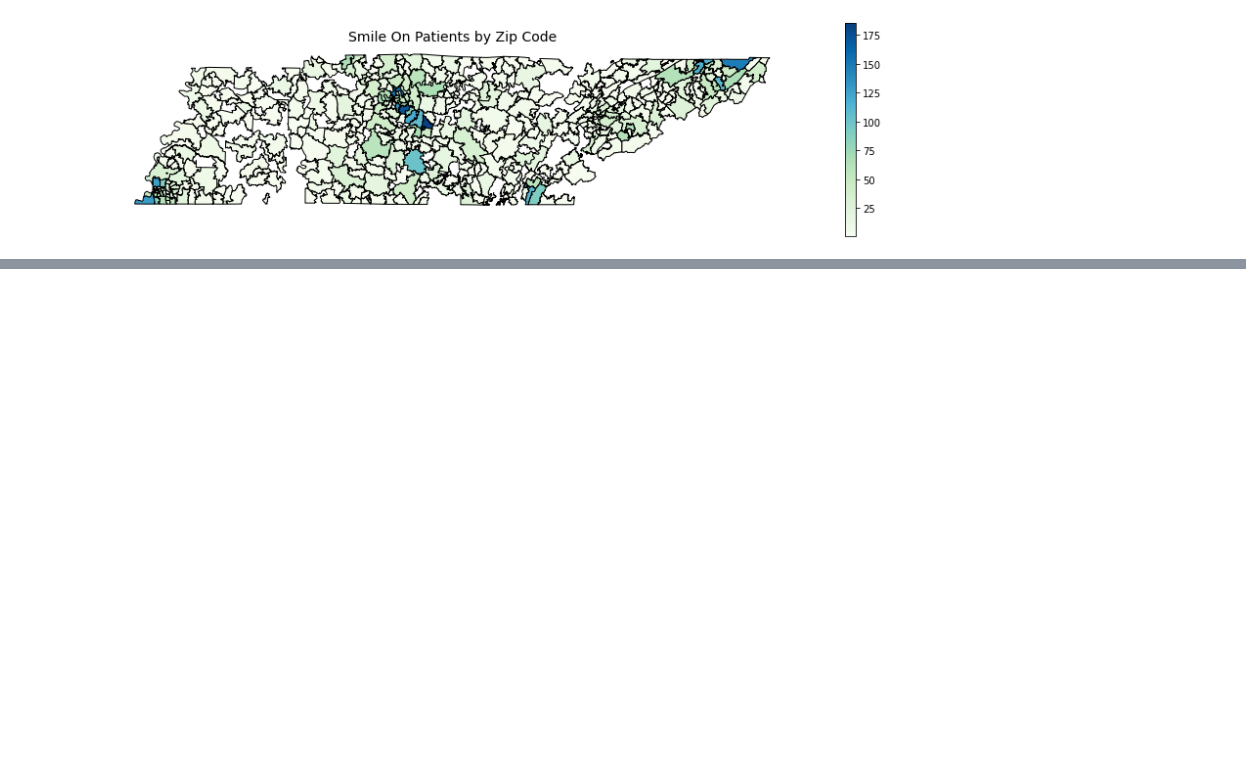
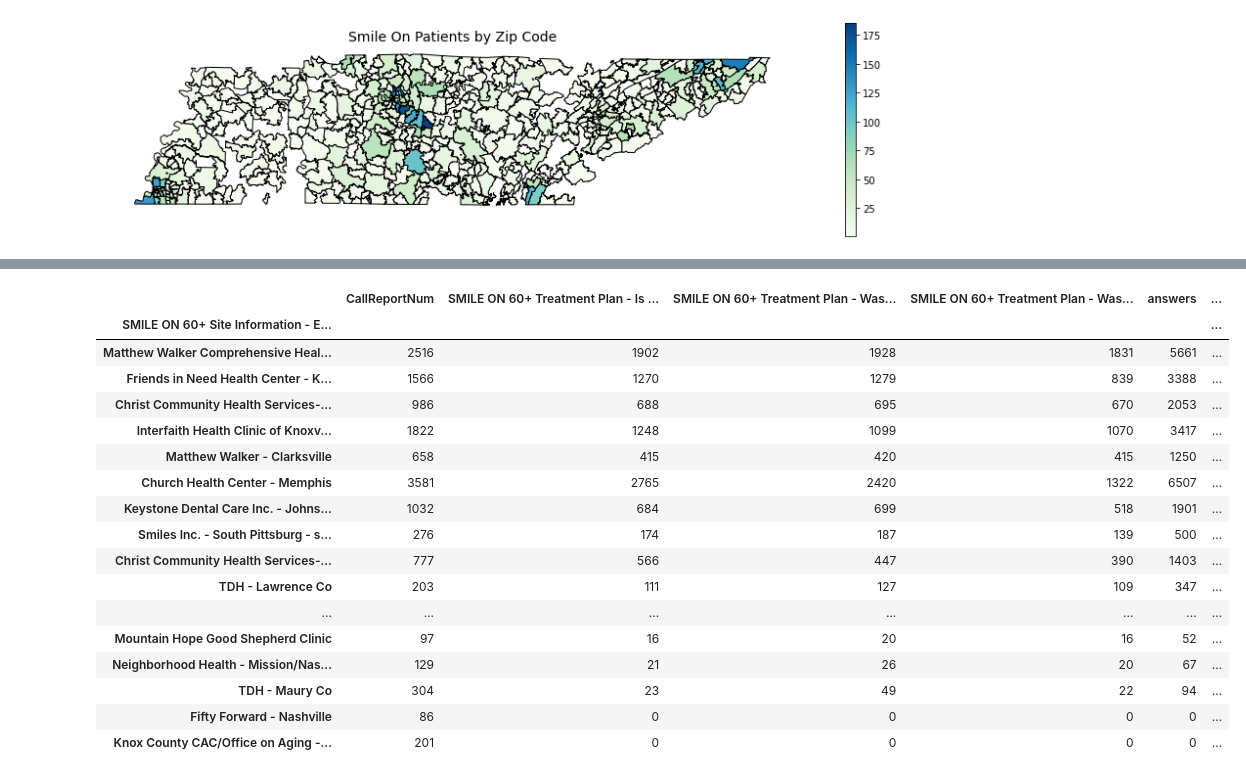
Before and after one commit to bsfcs/smile-on-black_panther, a Jupyter notebook: SmileOnAnalysis.ipynb, the cells around one changed output, grey strips where cells are left out. Cells and saved outputs as stored; diff of their text form; code cells hidden in the pictures; blank space fills up the shorter version.

Commit message:
Clinic Answer Completion Rate csv created

```diff
--- a/SmileOnAnalysis.ipynb
+++ b/SmileOnAnalysis.ipynb
@@ -330,0 +547,4 @@ ax.axis('off');
+# %%
+clinic_counts = pd.merge(left = clinic_counts, right = q_three_counts,
+                    on = 'SMILE ON 60+ Site Information - Enroller ID')
+clinic_counts.head()
@@ -330,0 +559,4 @@ ax.axis('off');
+# %%
+clinic_counts['answers'] = clinic_counts['SMILE ON 60+ Treatment Plan - Is the treatment plan completed?'] + clinic_counts['SMILE ON 60+ Treatment Plan - Was a treatment plan developed?'] + clinic_counts['SMILE ON 60+ Treatment Plan - Was the enrollee able to be restored to function (can chew) and "social six" esthetics (top front six teeth are present and disease free)']
+
+clinic_counts.head()
@@ -330,0 +571,3 @@ ax.axis('off');
+# %%
+clinic_counts['questions'] = clinic_counts['CallReportNum'] * 3
+clinic_counts.head()
@@ -330,0 +582,3 @@ ax.axis('off');
+# %%
+clinic_counts['Answer Completion Rate'] = round(clinic_counts['answers'] / clinic_counts['questions'] * 100)
+clinic_counts.head()
@@ -330,0 +593,22 @@ ax.axis('off');
+# %%
+answer_completion = clinic_counts.sort_values(by=['Answer Completion Rate'], ascending=False)
+answer_completion.head(35)
+# %% [output]
+|  | CallReportNum | SMILE ON 60+ Treatment Plan - Is ... | SMILE ON 60+ Treatment Plan - Was... | SMILE ON 60+ Treatment Plan - Was... | answers | ... |
+| SMILE ON 60+ Site Information - E... |  |  |  |  |  | ... |
+| Matthew Walker Comprehensive Heal... | 2516 | 1902 | 1928 | 1831 | 5661 | ... |
+| Friends in Need Health Center - K... | 1566 | 1270 | 1279 | 839 | 3388 | ... |
+| Christ Community Health Services-... | 986 | 688 | 695 | 670 | 2053 | ... |
+| Interfaith Health Clinic of Knoxv... | 1822 | 1248 | 1099 | 1070 | 3417 | ... |
+| Matthew Walker - Clarksville | 658 | 415 | 420 | 415 | 1250 | ... |
+| Church Health Center - Memphis | 3581 | 2765 | 2420 | 1322 | 6507 | ... |
+| Keystone Dental Care Inc. - Johns... | 1032 | 684 | 699 | 518 | 1901 | ... |
+| Smiles Inc. - South Pittsburg - s... | 276 | 174 | 187 | 139 | 500 | ... |
+| Christ Community Health Services-... | 777 | 566 | 447 | 390 | 1403 | ... |
+| TDH - Lawrence Co | 203 | 111 | 127 | 109 | 347 | ... |
+| ... | ... | ... | ... | ... | ... | ... |
+| Mountain Hope Good Shepherd Clinic | 97 | 16 | 20 | 16 | 52 | ... |
+| Neighborhood Health - Mission/Nas... | 129 | 21 | 26 | 20 | 67 | ... |
+| TDH - Maury Co | 304 | 23 | 49 | 22 | 94 | ... |
+| Fifty Forward - Nashville | 86 | 0 | 0 | 0 | 0 | ... |
+| Knox County CAC/Office on Aging -... | 201 | 0 | 0 | 0 | 0 | ... |
```
Also changed, not shown: parts of 34 cells of this notebook.
